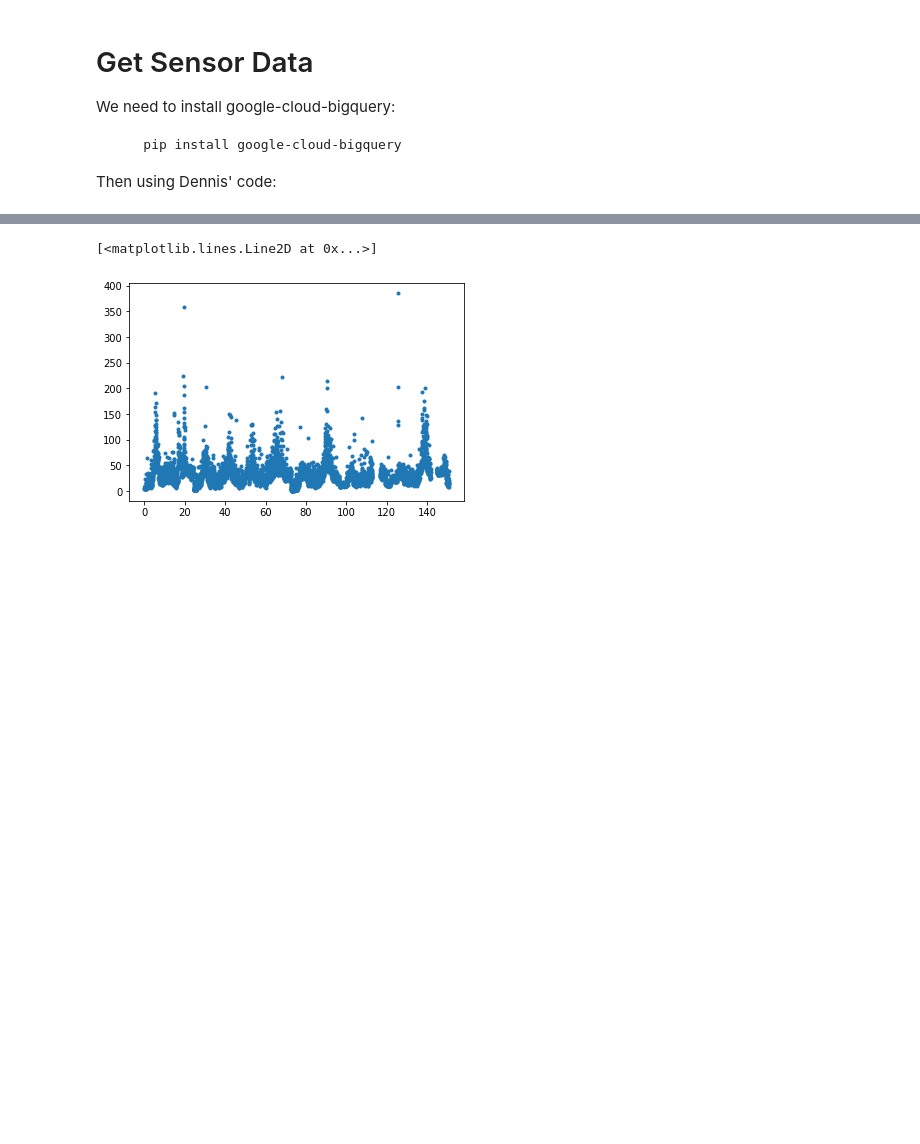
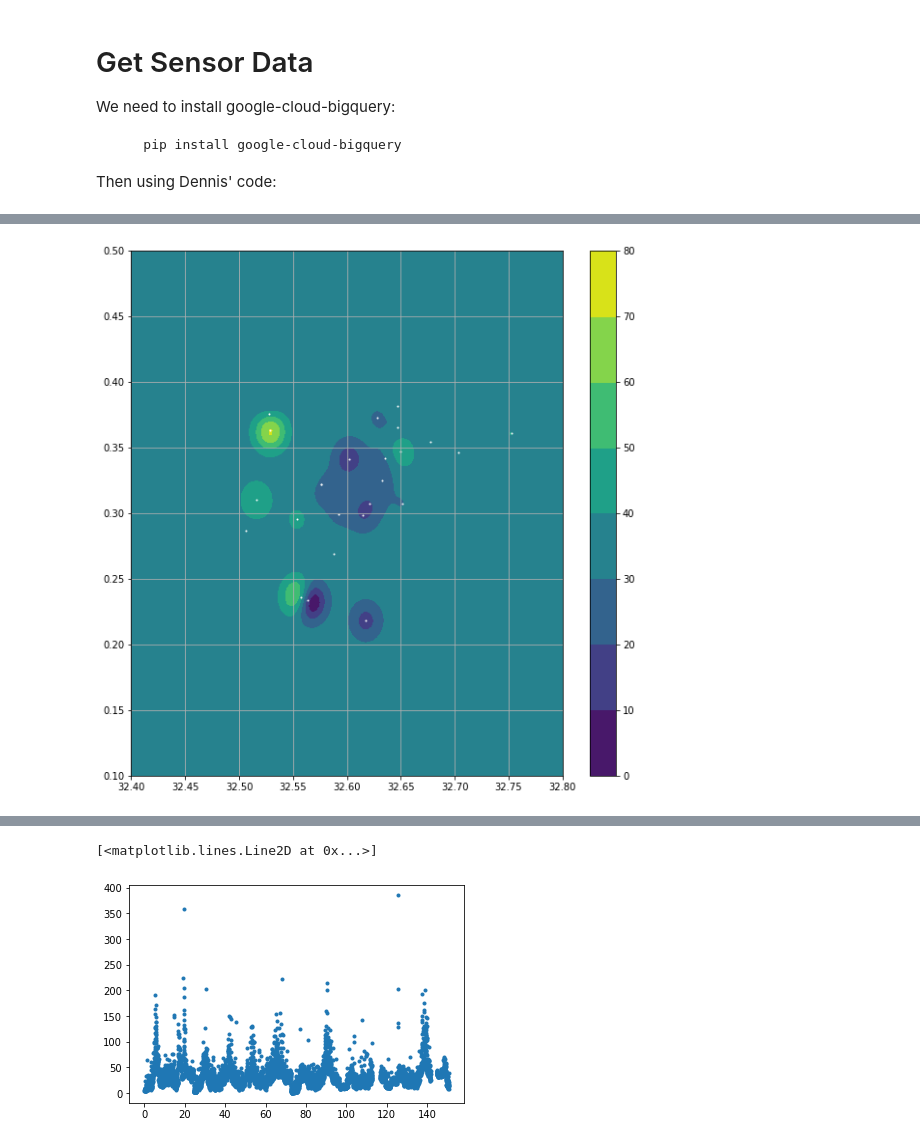
Before and after one commit to lionfish0/experimentation, a Jupyter notebook: IntroGPs_and_airpollution.ipynb, the cells around one changed output, grey strips where cells are left out. Drawn from its saved outputs; the diff is of its cells as text; code cells hidden in the pictures; blank space fills up the shorter version.

```diff
--- a/IntroGPs_and_airpollution.ipynb
+++ b/IntroGPs_and_airpollution.ipynb
@@ -167,0 +197,4 @@ array([[ 32.6468    ,   0.3655    , 110.28805556],
+# %%
+keep = ~np.isnan(Ytraining[:,0])
+Ytraining = Ytraining[keep,:]
+Xtraining = Xtraining[keep,:]
@@ -167,0 +225,19 @@ array([[ 32.6468    ,   0.3655    , 110.28805556],
+# %%
+k = gpflow.kernels.RBF() + gpflow.kernels.Bias()
+#Ytraining = Ytraining - np.mean(Ytraining)
+m = gpflow.models.GPR(data=(Xtraining, Ytraining), kernel=k, mean_function=None)
+m.kernel.kernels[0].lengthscales.assign(0.01) #~300m ->
+m.kernel.kernels[0].variance.assign(10000)
+m.likelihood.variance.assign(0.1)
+from gpflow import set_trainable
+set_trainable(m.kernel.kernels[0].lengthscales, False) #thanks Pablo!!!! YAY
+
+opt = gpflow.optimizers.Scipy()
+def objective_closure():
+    return - m.log_marginal_likelihood()
+
+opt_logs = opt.minimize(objective_closure,
+                        m.trainable_variables,
+                        options=dict(maxiter=100))
+
+#m.kernel.lengthscales.assign(0.005)
@@ -167,0 +284,5 @@ array([[ 32.6468    ,   0.3655    , 110.28805556],
+# %%
+Xtest = np.meshgrid(np.linspace(32.4,32.8,150),np.linspace(0.1,0.5,150))
+# %%
+Xtestflat = np.c_[Xtest[0].flatten(),Xtest[1].flatten()]
+predmeans,predvars = m.predict_f(Xtestflat)
@@ -167,0 +308,11 @@ array([[ 32.6468    ,   0.3655    , 110.28805556],
+# %%
+plt.figure(figsize=[10,10])
+
+plt.xlim([32.4,32.8])
+plt.ylim([0.1,0.5])
+plt.contourf(Xtest[0],Xtest[1],predmeans.numpy().reshape([150,150]))
+plt.colorbar()
+plt.scatter(Xtraining[:,0],Xtraining[:,1],1,color='w')
+plt.grid()
+# %% [output]
+[figure, added]
```
Also changed, not shown: parts of 24 cells of this notebook.
